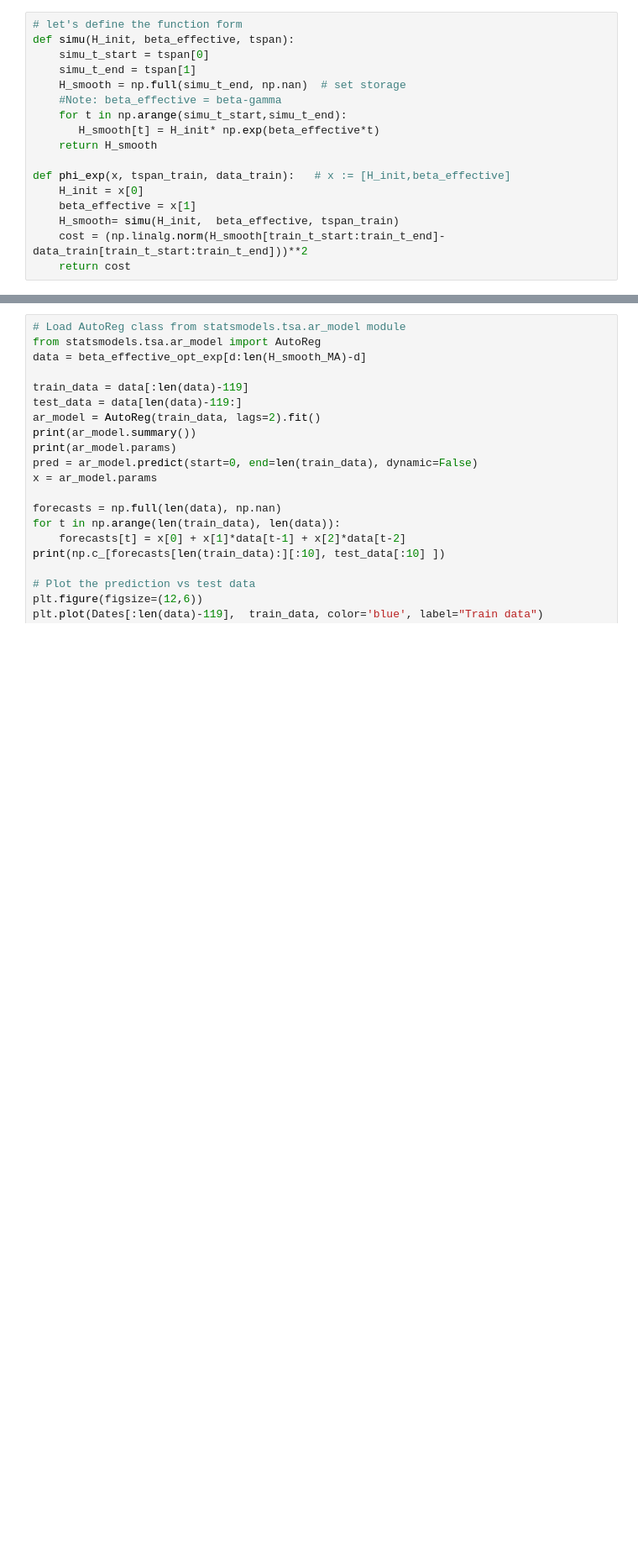
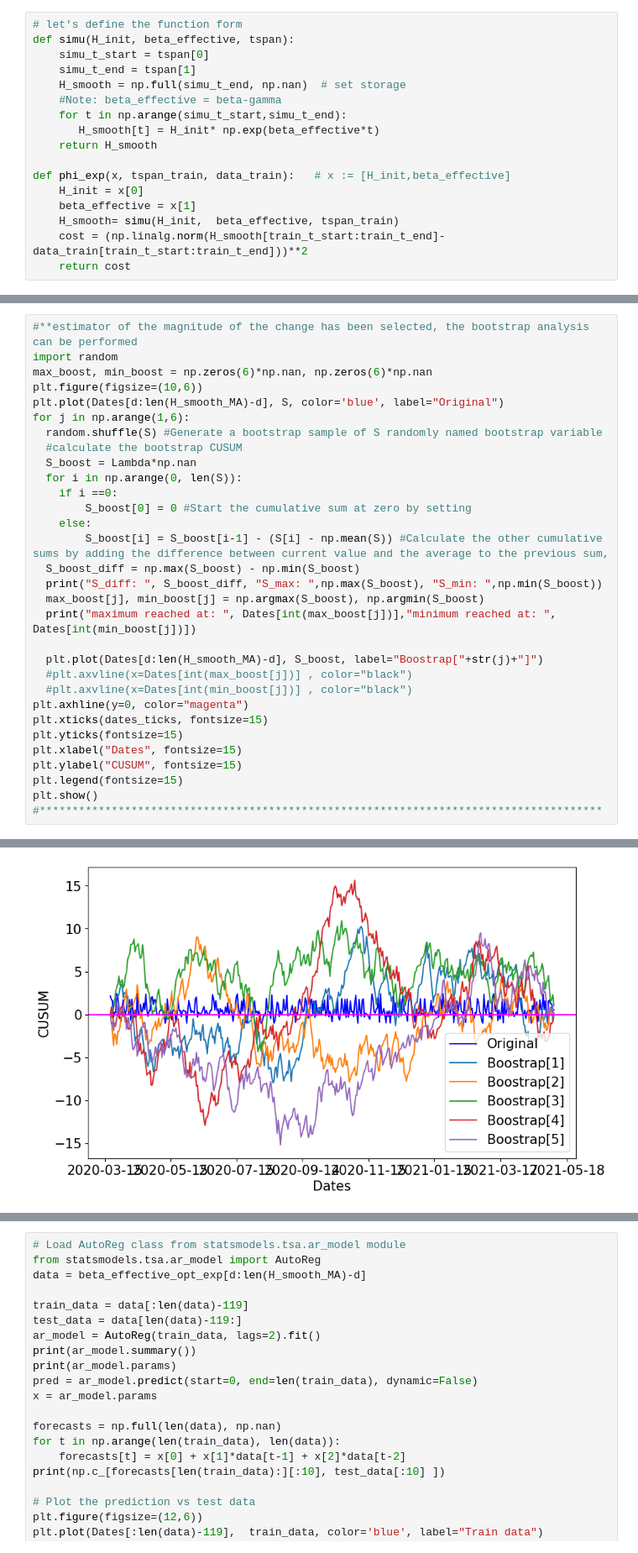
Before and after one commit to OD1992/Python-programs, a Jupyter notebook: Hospi_change_point.ipynb, the cells around one changed output, grey strips where cells are left out. Shown at 84% size. Drawn from its saved outputs; the diff is of its cells as text; blank space fills up the shorter version.

```diff
--- a/Hospi_change_point.ipynb
+++ b/Hospi_change_point.ipynb
@@ -339,0 +375,32 @@ print("S_diff: ", S_diff, "S_max: ",np.max(S), "S_min: ",np.min(S))
+# %%
+#**estimator of the magnitude of the change has been selected, the bootstrap analysis can be performed
+import random
+max_boost, min_boost = np.zeros(6)*np.nan, np.zeros(6)*np.nan
+plt.figure(figsize=(10,6))
+plt.plot(Dates[d:len(H_smooth_MA)-d], S, color='blue', label="Original")
+for j in np.arange(1,6):
+  random.shuffle(S) #Generate a bootstrap sample of S randomly named bootstrap variable
+  #calculate the bootstrap CUSUM
+  S_boost = Lambda*np.nan
+  for i in np.arange(0, len(S)):
+    if i ==0:
+        S_boost[0] = 0 #Start the cumulative sum at zero by setting
+    else:
+        S_boost[i] = S_boost[i-1] - (S[i] - np.mean(S)) #Calculate the other cumulative sums by adding the difference between current value and the average to the previous sum,
+  S_boost_diff = np.max(S_boost) - np.min(S_boost)
+  print("S_diff: ", S_boost_diff, "S_max: ",np.max(S_boost), "S_min: ",np.min(S_boost))
+  max_boost[j], min_boost[j] = np.argmax(S_boost), np.argmin(S_boost)
+  print("maximum reached at: ", Dates[int(max_boost[j])],"minimum reached at: ", Dates[int(min_boost[j])])
+
+  plt.plot(Dates[d:len(H_smooth_MA)-d], S_boost, label="Boostrap["+str(j)+"]")
+  #plt.axvline(x=Dates[int(max_boost[j])] , color="black")
+  #plt.axvline(x=Dates[int(min_boost[j])] , color="black")
+plt.axhline(y=0, color="magenta")
+plt.xticks(dates_ticks, fontsize=15)
+plt.yticks(fontsize=15)
+plt.xlabel("Dates", fontsize=15)
+plt.ylabel("CUSUM", fontsize=15)
+plt.legend(fontsize=15)
+plt.show()
+#**************************************************************************************
+# %% [output]
@@ -340 +417,2 @@ print("S_diff: ", S_diff, "S_max: ",np.max(S), "S_min: ",np.min(S))
+[figure, added]
 # %%
```
Also changed, not shown: parts of 12 cells of this notebook.
